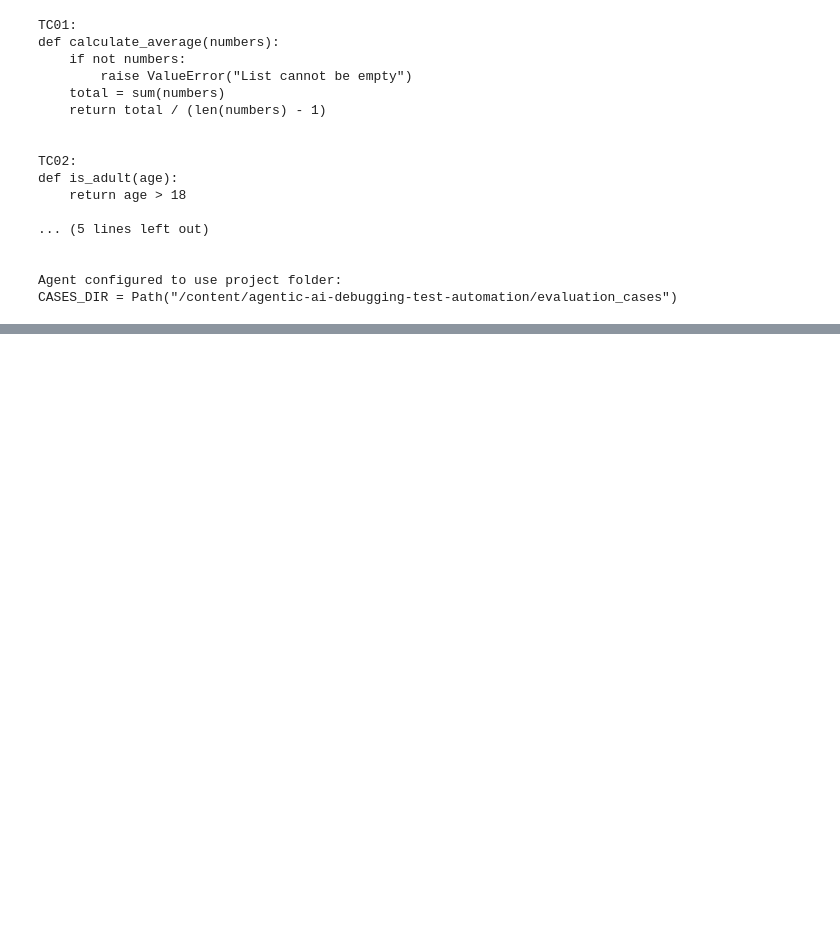
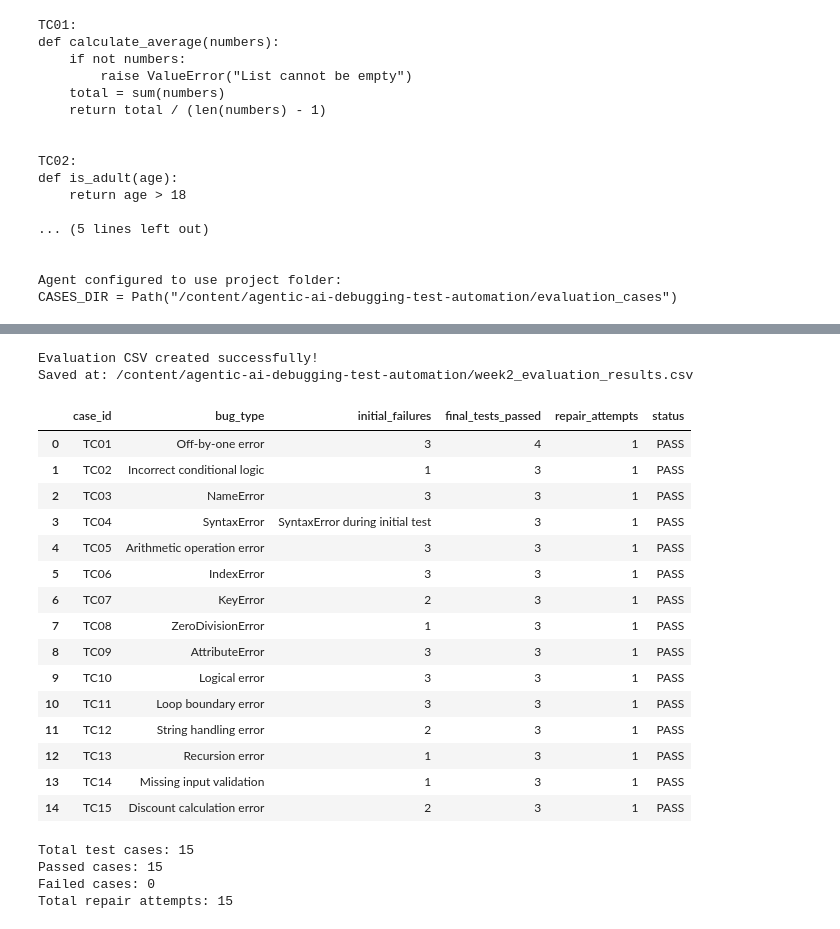
Before and after one commit to shobhis330/agentic-ai-debugging-test-automation, a Jupyter notebook: agentic_ai_debugging_week2.ipynb, the cells around one changed output, grey strips where cells are left out. Cells and saved outputs as stored; diff of their text form; code cells hidden in the pictures; blank space fills up the shorter version.

```diff
--- a/agentic_ai_debugging_week2.ipynb
+++ b/agentic_ai_debugging_week2.ipynb
@@ -3624,0 +5018,69 @@ CASES_DIR = Path("/content/agentic-ai-debugging-test-automation/evaluation_cases
+# %%
+import pandas as pd
+from pathlib import Path
+
+PROJECT_DIR = Path("/content/agentic-ai-debugging-test-automation")
+
+evaluation_data = [
+    ["TC01", "Off-by-one error", "3", 4, 1, "PASS"],
+    ["TC02", "Incorrect conditional logic", "1", 3, 1, "PASS"],
+    ["TC03", "NameError", "3", 3, 1, "PASS"],
+    ["TC04", "SyntaxError", "SyntaxError during initial test", 3, 1, "PASS"],
+    ["TC05", "Arithmetic operation error", "3", 3, 1, "PASS"],
+    ["TC06", "IndexError", "3", 3, 1, "PASS"],
+    ["TC07", "KeyError", "2", 3, 1, "PASS"],
+    ["TC08", "ZeroDivisionError", "1", 3, 1, "PASS"],
+    ["TC09", "AttributeError", "3", 3, 1, "PASS"],
+    ["TC10", "Logical error", "3", 3, 1, "PASS"],
+    ["TC11", "Loop boundary error", "3", 3, 1, "PASS"],
+    ["TC12", "String handling error", "2", 3, 1, "PASS"],
+    ["TC13", "Recursion error", "1", 3, 1, "PASS"],
+    ["TC14", "Missing input validation", "1", 3, 1, "PASS"],
+    ["TC15", "Discount calculation error", "2", 3, 1, "PASS"]
+]
+
+columns = [
+    "case_id",
+    "bug_type",
+    "initial_failures",
+    "final_tests_passed",
+    "repair_attempts",
+    "status"
+]
+
+df = pd.DataFrame(evaluation_data, columns=columns)
+
+CSV_PATH = PROJECT_DIR / "week2_evaluation_results.csv"
+df.to_csv(CSV_PATH, index=False)
+
+print("Evaluation CSV created successfully!")
+print("Saved at:", CSV_PATH)
+display(df)
+
+print("\nTotal test cases:", len(df))
+print("Passed cases:", (df["status"] == "PASS").sum())
+print("Failed cases:", (df["status"] == "FAIL").sum())
+print("Total repair attempts:", df["repair_attempts"].sum())
+# %% [output]
+Evaluation CSV created successfully!
+Saved at: /content/agentic-ai-debugging-test-automation/week2_evaluation_results.csv
+|  | case_id | bug_type | initial_failures | final_tests_passed | repair_attempts | status |
+| 0 | TC01 | Off-by-one error | 3 | 4 | 1 | PASS |
+| 1 | TC02 | Incorrect conditional logic | 1 | 3 | 1 | PASS |
+| 2 | TC03 | NameError | 3 | 3 | 1 | PASS |
+| 3 | TC04 | SyntaxError | SyntaxError during initial test | 3 | 1 | PASS |
+| 4 | TC05 | Arithmetic operation error | 3 | 3 | 1 | PASS |
+| 5 | TC06 | IndexError | 3 | 3 | 1 | PASS |
+| 6 | TC07 | KeyError | 2 | 3 | 1 | PASS |
+| 7 | TC08 | ZeroDivisionError | 1 | 3 | 1 | PASS |
+| 8 | TC09 | AttributeError | 3 | 3 | 1 | PASS |
+| 9 | TC10 | Logical error | 3 | 3 | 1 | PASS |
+| 10 | TC11 | Loop boundary error | 3 | 3 | 1 | PASS |
+| 11 | TC12 | String handling error | 2 | 3 | 1 | PASS |
+| 12 | TC13 | Recursion error | 1 | 3 | 1 | PASS |
+| 13 | TC14 | Missing input validation | 1 | 3 | 1 | PASS |
+| 14 | TC15 | Discount calculation error | 2 | 3 | 1 | PASS |
+Total test cases: 15
+Passed cases: 15
+Failed cases: 0
+Total repair attempts: 15
```
Also changed, not shown: parts of 124 cells of this notebook.
